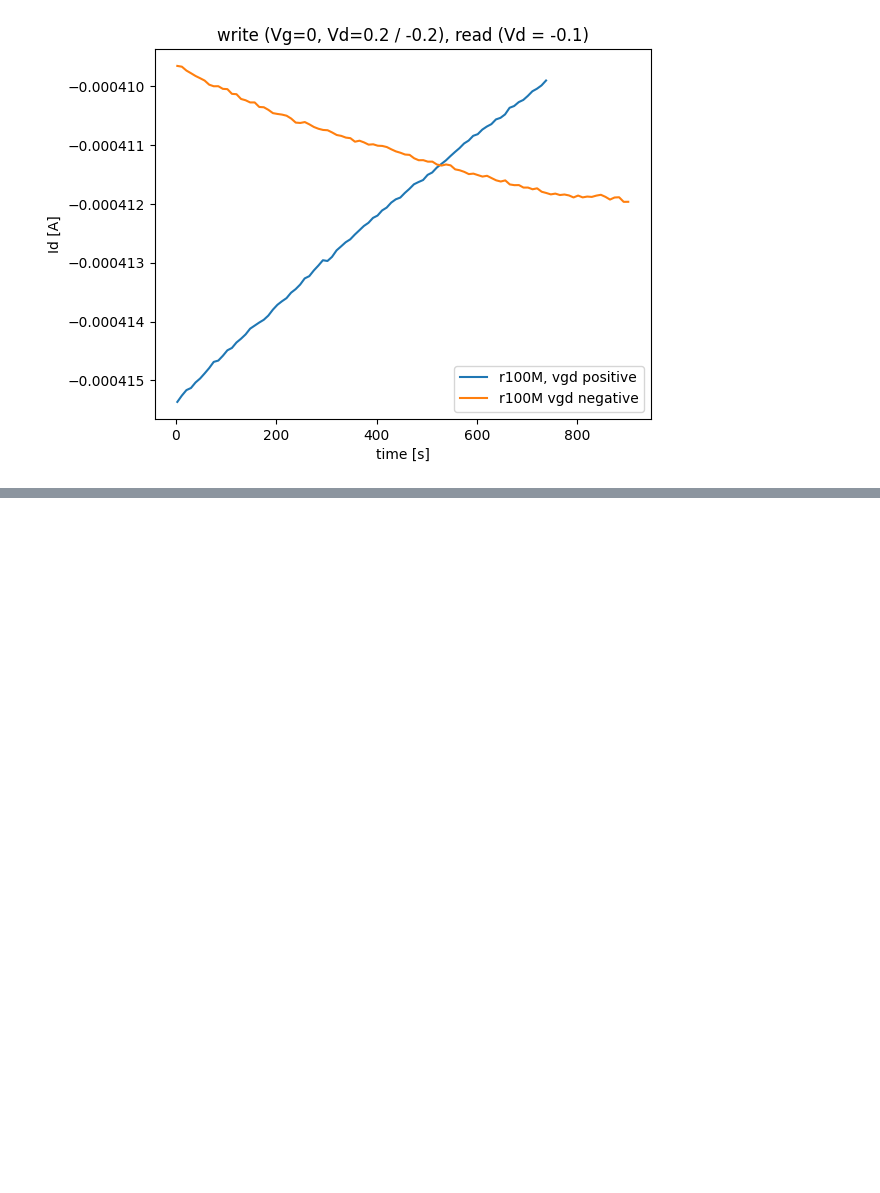
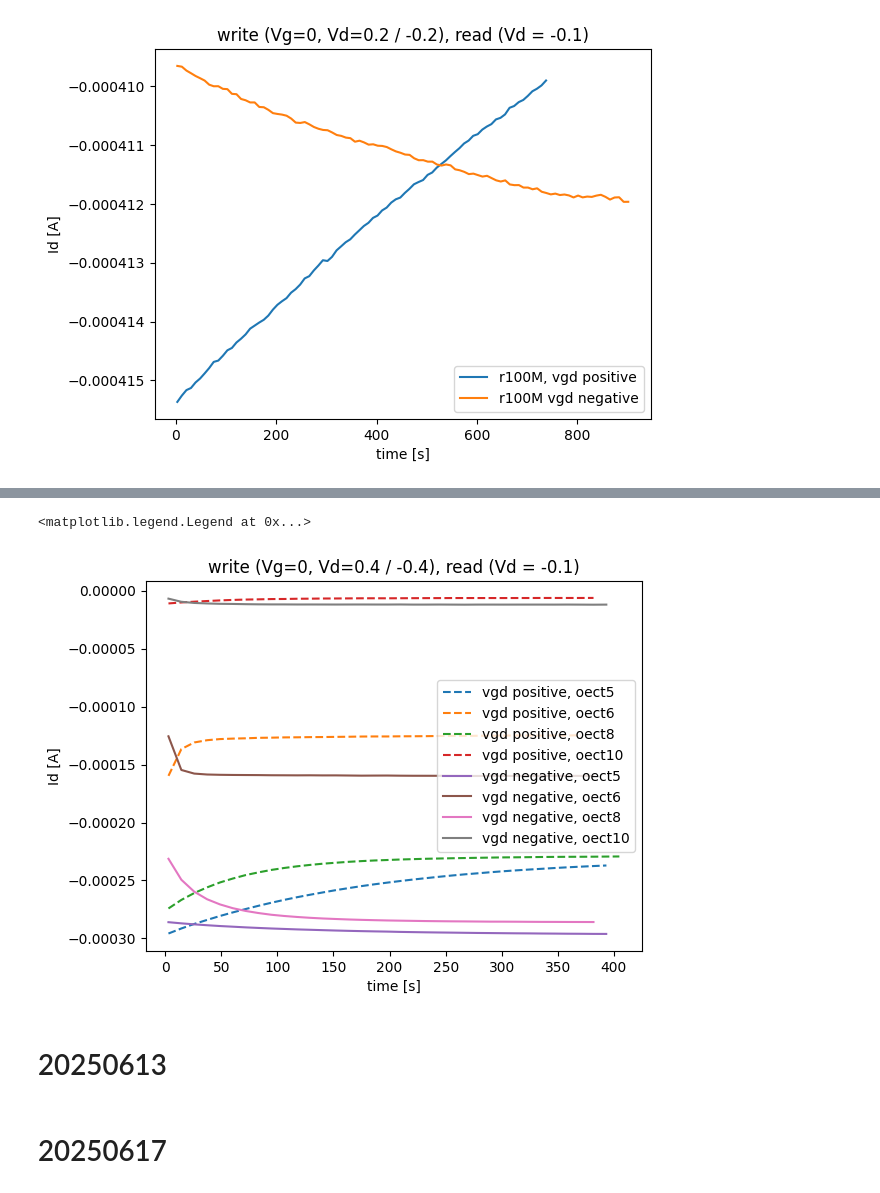
Before and after one commit to LaN-Tran/Code_for_experiments_at_Tue, a Jupyter notebook: codes/plot_exp_data.ipynb, the cells around one changed output, grey strips where cells are left out. Cells and saved outputs as stored; diff of their text form; code cells hidden in the pictures; blank space fills up the shorter version.

```diff
--- a/codes/plot_exp_data.ipynb
+++ b/codes/plot_exp_data.ipynb
@@ -167,0 +224,55 @@ plt.legend()
+# %%
+er_oect5_n = pd.read_csv("C:/Users/20245580/LabCode/Codes_For_Experiments/exp_data/20250611/ecram_OECT5_1.csv")
+er_oect5_p = pd.read_csv("C:/Users/20245580/LabCode/Codes_For_Experiments/exp_data/20250611/ecram_OECT5_2.csv")
+
+er_oect6_n = pd.read_csv("C:/Users/20245580/LabCode/Codes_For_Experiments/exp_data/20250611/ecram_OECT6_1.csv")
+er_oect6_p = pd.read_csv("C:/Users/20245580/LabCode/Codes_For_Experiments/exp_data/20250611/ecram_OECT6_2.csv")
+
+er_oect8_n = pd.read_csv("C:/Users/20245580/LabCode/Codes_For_Experiments/exp_data/20250611/ecram_OECT8_1.csv")
+er_oect8_p = pd.read_csv("C:/Users/20245580/LabCode/Codes_For_Experiments/exp_data/20250611/ecram_OECT8_2.csv")
+
+er_oect10_n = pd.read_csv("C:/Users/20245580/LabCode/Codes_For_Experiments/exp_data/20250611/ecram_OECT10_1.csv")
+er_oect10_p = pd.read_csv("C:/Users/20245580/LabCode/Codes_For_Experiments/exp_data/20250611/ecram_OECT10_2.csv")
+
+er_oect5_p_t = er_oect5_p['time']
+er_oect5_p_i = er_oect5_p['i']
+
+er_oect5_n_t = er_oect5_n['time']
+er_oect5_n_i = er_oect5_n['i']
+
+er_oect6_p_t = er_oect6_p['time']
+er_oect6_p_i = er_oect6_p['i']
+
+er_oect6_n_t = er_oect6_n['time']
+er_oect6_n_i = er_oect6_n['i']
+
+er_oect8_p_t = er_oect8_p['time']
+er_oect8_p_i = er_oect8_p['i']
+
+er_oect8_n_t = er_oect8_n['time']
+er_oect8_n_i = er_oect8_n['i']
+
+er_oect10_p_t = er_oect10_p['time']
+er_oect10_p_i = er_oect10_p['i']
+
+er_oect10_n_t = er_oect10_n['time']
+er_oect10_n_i = er_oect10_n['i']
+
+plt.title("write (Vg=0, Vd=0.4 / -0.4), read (Vd = -0.1)")
+plt.plot(er_oect5_p_t, er_oect5_p_i, '--', label ='vgd positive, oect5')
+plt.plot(er_oect6_p_t, er_oect6_p_i, '--', label ='vgd positive, oect6')
+plt.plot(er_oect8_p_t, er_oect8_p_i, '--', label ='vgd positive, oect8')
+plt.plot(er_oect10_p_t, er_oect10_p_i, '--', label ='vgd positive, oect10')
+
+plt.plot(er_oect5_n_t, er_oect5_n_i, '-', label ='vgd negative, oect5')
+plt.plot(er_oect6_n_t, er_oect6_n_i, '-', label ='vgd negative, oect6')
+plt.plot(er_oect8_n_t, er_oect8_n_i, '-', label ='vgd negative, oect8')
+plt.plot(er_oect10_n_t, er_oect10_n_i, '-', label ='vgd negative, oect10')
+plt.xlabel("time [s]")
+plt.ylabel("Id [A]")
+plt.legend()
+# %% [output]
+<matplotlib.legend.Legend at 0x...>
+[figure, added]
+# %% [markdown]
+# 20250613
@@ -167,0 +309,2 @@ plt.legend()
+# %% [markdown]
+# 20250617
```
Also changed, not shown: parts of 13 cells of this notebook, 5 other files.
